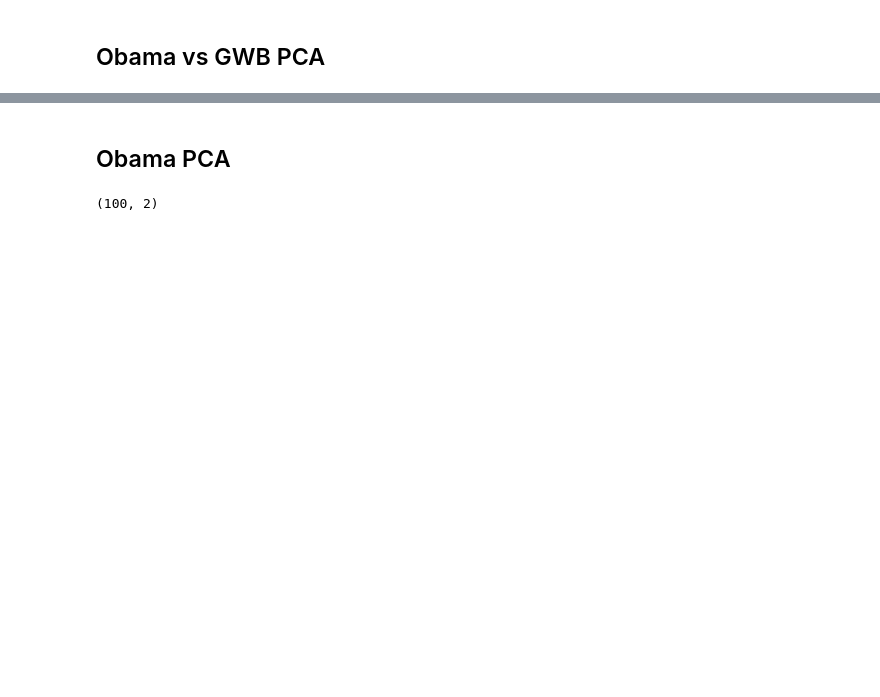
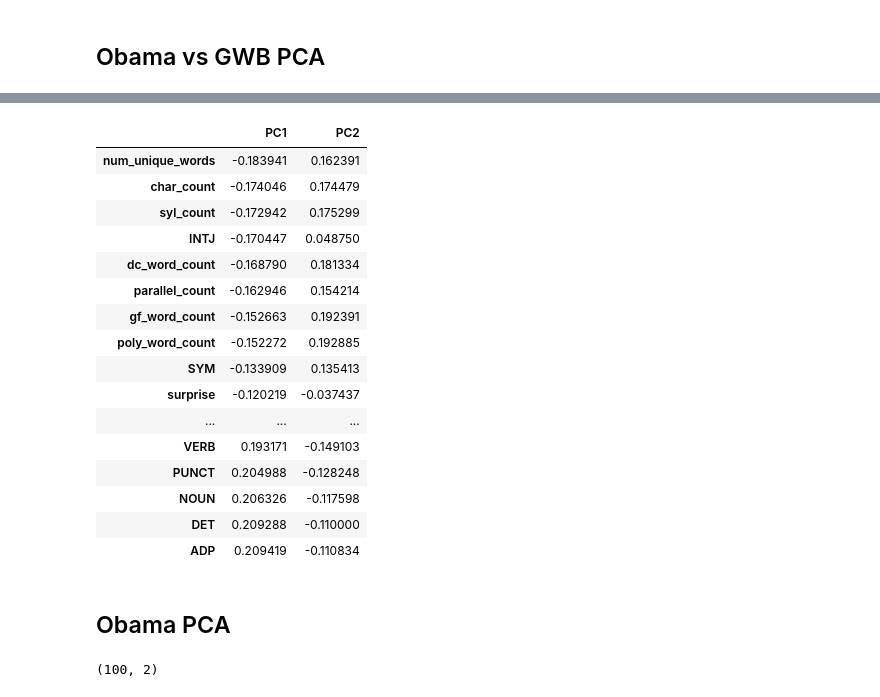
Before and after one commit to pday2/ObamaNLP, a Jupyter notebook: obama_vs_gwb.ipynb, the cells around one changed output, grey strips where cells are left out. Cells and saved outputs as stored; diff of their text form; code cells hidden in the pictures; blank space fills up the shorter version.

```diff
--- a/obama_vs_gwb.ipynb
+++ b/obama_vs_gwb.ipynb
@@ -105,0 +108,11 @@ loadings
+# %%
+oba = oba.drop(['num_sents', 'sent_count', 'word_count', 'num_words'], axis=1)
+gwb = gwb.drop(['num_sents', 'sent_count', 'word_count', 'num_words'], axis=1)
+combined = pd.concat([oba,gwb], axis=0)
+pca_data2 = combined.drop(['date', 'source'], axis=1)
+scaling2 = StandardScaler()
+scaling2.fit(pca_data2)
+scaled_data2 = scaling2.transform(pca_data2)
+pca2 = PCA(n_components=2)
+pcafit2 = pca2.fit_transform(scaled_data2)
+print(pca2.explained_variance_ratio_)
@@ -106,3 +131,26 @@ loadings
+# %%
+pca_data2 = pca_data.drop(['num_sents', 'sent_count', 'word_count', 'num_words'], axis=1)
+loadings2 = pd.DataFrame(pca2.components_.T, columns=['PC1', 'PC2'], index=pca_data2.columns)
+loadings2.sort_values(by=['PC1'], inplace=True)
+loadings2
+# %% [output]
+|  | PC1 | PC2 |
+| num_unique_words | -0.183941 | 0.162391 |
+| char_count | -0.174046 | 0.174479 |
+| syl_count | -0.172942 | 0.175299 |
+| INTJ | -0.170447 | 0.048750 |
+| dc_word_count | -0.168790 | 0.181334 |
+| parallel_count | -0.162946 | 0.154214 |
+| gf_word_count | -0.152663 | 0.192391 |
+| poly_word_count | -0.152272 | 0.192885 |
+| SYM | -0.133909 | 0.135413 |
+| surprise | -0.120219 | -0.037437 |
+| ... | ... | ... |
+| VERB | 0.193171 | -0.149103 |
+| PUNCT | 0.204988 | -0.128248 |
+| NOUN | 0.206326 | -0.117598 |
+| DET | 0.209288 | -0.110000 |
+| ADP | 0.209419 | -0.110834 |
 # %% [markdown]
 ## Obama PCA
 # %%
```
Also changed, not shown: parts of 12 cells of this notebook, 7 other files.
